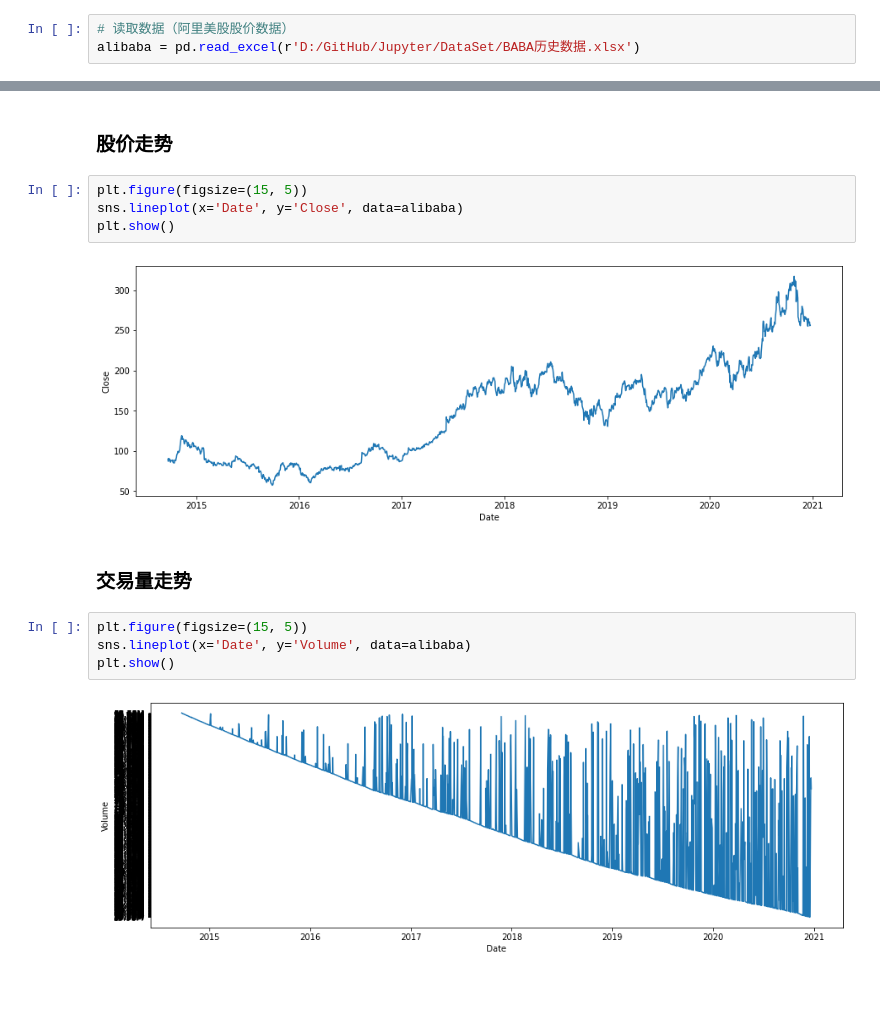
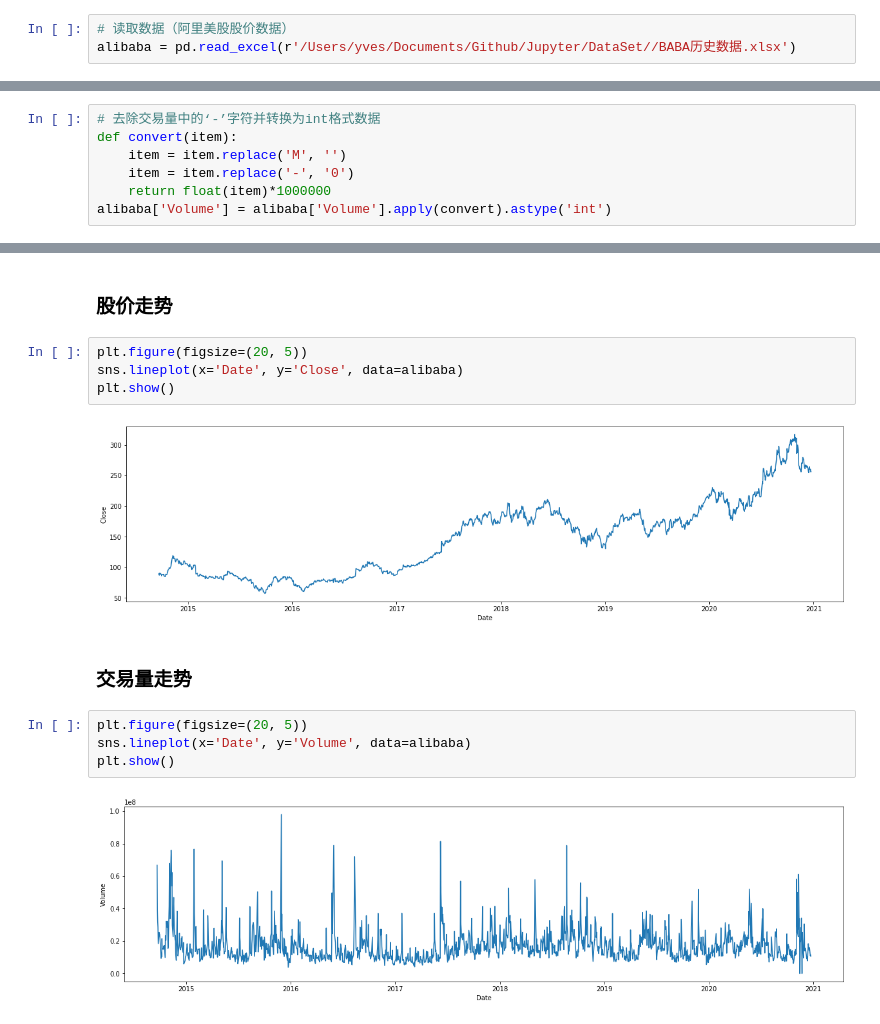
Before and after one commit to yves1012/Iridescent, a Jupyter notebook: Data Analysis/股票市场分析.ipynb, the cells around one changed output, grey strips where cells are left out. Drawn from its saved outputs; the diff is of its cells as text; blank space fills up the shorter version.

```diff
--- a/Data Analysis/股票市场分析.ipynb
+++ b/Data Analysis/股票市场分析.ipynb
@@ -8,7 +8,7 @@ import seaborn as sns
 import datetime
 # %%
 # 读取数据（阿里美股股价数据）
-alibaba = pd.read_excel(r'D:/GitHub/Jupyter/DataSet/BABA历史数据.xlsx')
+alibaba = pd.read_excel(r'/Users/yves/Documents/Github/Jupyter/DataSet//BABA历史数据.xlsx')
 # %%
 alibaba.head()
 # %% [output]
@@ -69,21 +69,28 @@ dtype: int64
 # %%
 alibaba.sort_values(by='Date', ascending=True, inplace=True)
 alibaba.reset_index(drop=True, inplace=True)
+# %%
+# 去除交易量中的‘-’字符并转换为int格式数据
+def convert(item):
+    item = item.replace('M', '')
+    item = item.replace('-', '0')
+    return float(item)*1000000
+alibaba['Volume'] = alibaba['Volume'].apply(convert).astype('int')
 # %% [markdown]
 ## 历史趋势分析
 # %% [markdown]
 ### 股价走势
 # %%
-plt.figure(figsize=(15, 5))
+plt.figure(figsize=(20, 5))
 sns.lineplot(x='Date', y='Close', data=alibaba)
 plt.show()
 # %% [output]
-[figure, old version]
+[figure, new version]
 # %% [markdown]
 ### 交易量走势
 # %%
-plt.figure(figsize=(15, 5))
+plt.figure(figsize=(20, 5))
 sns.lineplot(x='Date', y='Volume', data=alibaba)
 plt.show()
 # %% [output]
-[figure, old version]
+[figure, new version]
```
Also changed, not shown: parts of 4 cells of this notebook.
